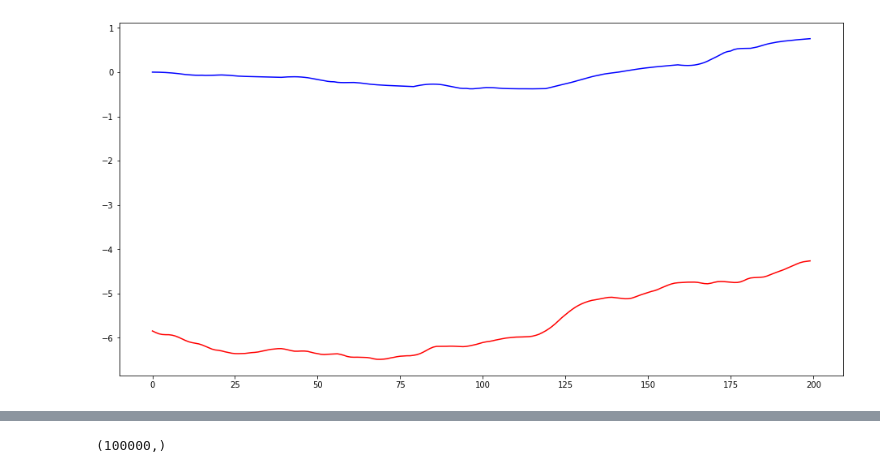
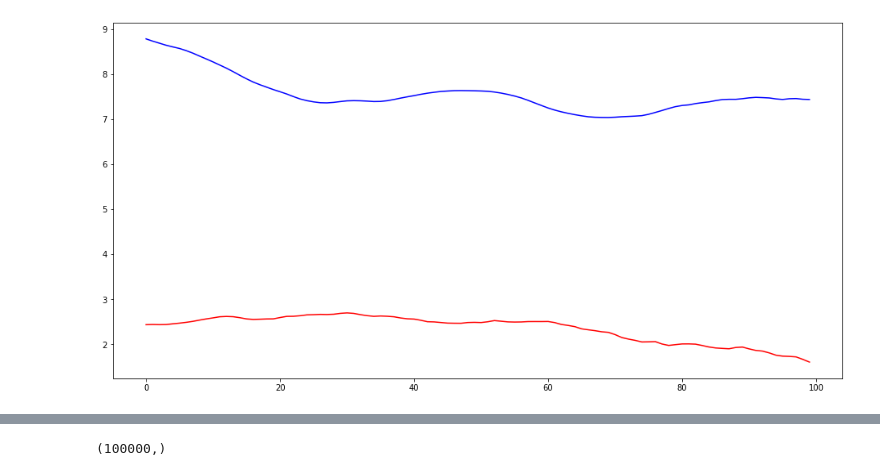
Before and after one commit to lsg1213/ai_model, a Jupyter notebook: pytorch/test_model/visualization.ipynb, the cells around one changed output, grey strips where cells are left out. Cells and saved outputs as stored; diff of their text form; code cells hidden in the pictures.

```diff
--- a/pytorch/test_model/visualization.ipynb
+++ b/pytorch/test_model/visualization.ipynb
@@ -50,7 +53,7 @@ data_res, sound_res = [], []
 model.eval()
 with torch.no_grad():
     for data, sound in dataset_generator:
-        data_res.append(conv_with_S(model(data.to(device).transpose(1,2)), S_data=transfer_f, device=device).cpu())
+        data_res.append(conv_with_S(model(data.to(device).transpose(1,2)), S_data=transfer_f, device=device, config=config).cpu())
         sound_res.append(sound)
 # %%
 from time import time
@@ -65,6 +68,7 @@ sound_res = torch.cat(sound_res)
 # %%
 data_res = torch.reshape(data_res, (-1,data_res.size(-1)))
 sound_res = torch.reshape(sound_res, (-1,data_res.size(-1)))
+smoo = ema(data_res, n=40)
 # %%
 fig = plt.figure()
 fig, ax_lst = plt.subplots(1, 2, figsize=(16,10))
@@ -79,6 +83,6 @@ ax_lst[1].plot(np.arange(sound_res.size(0)), sound_res[:,0], color="red")
 # %%
 start = 1000000
-end = 1100000
+end = 1000100
 fig=plt.figure(figsize=(16,8))
 ax = fig.add_subplot()
 ax.plot(sound_res[start:end,1], color="blue")
@@ -90,15 +94,11 @@ plt.show(fig)
-# %%
-smoo = ema(data_res)
 # %%
-start = 0
-end = 200
 fig=plt.figure(figsize=(16,8))
 ax = fig.add_subplot()
-ax.plot(smoo[start:end,1], color="blue")
-ax.plot(sound_res[start:end,1], color="red")
+ax.plot(smoo[start:end,1], color="red")
+ax.plot(sound_res[start:end,1], color="blue")
 plt.show(fig)
 # %% [output]
-[figure, old version]
+[figure, new version]
 # %%
 dBA_metric(data_res, sound_res, False)
 # %% [output]
```
Also changed, not shown: parts of 11 cells of this notebook, 3 other files.
